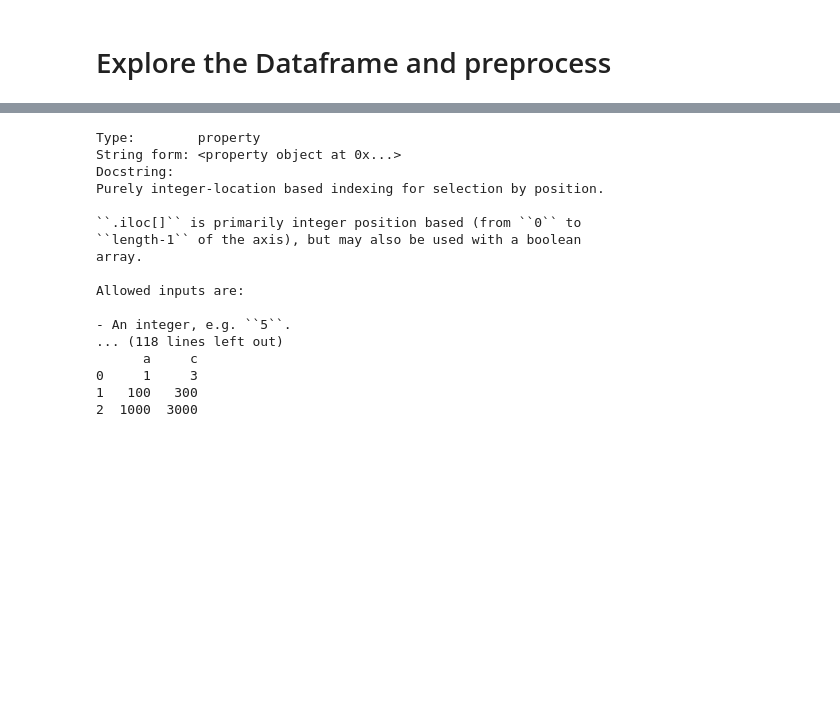
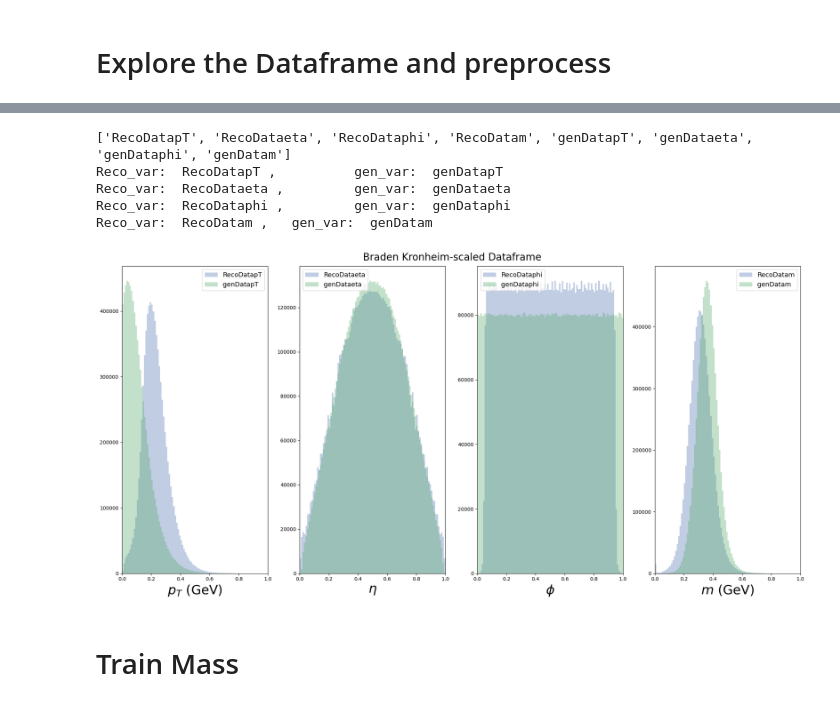
Before and after one commit to AliAlkadhim/torchQN, a Jupyter notebook: Braden_Scaling_TrainEval_Mass.ipynb, the cells around one changed output, grey strips where cells are left out. Cells and saved outputs as stored; diff of their text form; code cells hidden in the pictures; blank space fills up the shorter version.

Commit message:
braden scaling

```diff
--- a/Braden_Scaling_TrainEval_Mass.ipynb
+++ b/Braden_Scaling_TrainEval_Mass.ipynb
@@ -189,14 +238,42 @@ Reco_var RecoDatam gen_var genDatam
+# %%
+def standarize_IQN(values):
+    expected_min, expected_max = values.min(), values.max()
+    scale_factor = expected_max - expected_min
+    offset = expected_min
+    standarized_values = (values - offset)/scale_factor
+    return standarized_values
 # %%
 def scale_df(df, title, save=False):
     #scale
-    df = df[all_variable_cols]
+    SUBSAMPLE=int(1e4)
+    df = df[all_cols]#[:SUBSAMPLE]
     # print(df.head())
     scaled_df = pd.DataFrame()
-    #select the columns: 0:genDatapT, 1:genDataeta, 2:genDataphi, 3:genDatam, 4:RecoDatapT, 5:RecoDataeta, 6:RecoDataphi, 7: Recodatam
-    scaled_df['genDatapT'] = df.iloc[:,0]* 4
-    print(scaled_df.head())
-    #save scaled
-    # scale_df.to_csv(os.path.join(DATA_DIR, title+'.csv') )
+    #select the columns by index:
+    # 0:genDatapT, 1:genDataeta, 2:genDataphi, 3:genDatam,
+    # 4:RecoDatapT, 5:RecoDataeta, 6:RecoDataphi, 7: Recodatam
+    scaled_df['genDatapT'] = standarize_IQN(np.log(df.iloc[:,0]) )
+    scaled_df['RecoDatapT'] = standarize_IQN(np.log(df.iloc[:,4]) )
+
+    scaled_df['genDataeta'] = standarize_IQN(df.iloc[:,1])
+    scaled_df['RecoDataeta'] = standarize_IQN(df.iloc[:,5])
+
+
+    scaled_df['genDataphi'] = standarize_IQN(df.iloc[:,2])
+    scaled_df['RecoDataphi'] = standarize_IQN(df.iloc[:,6])
+
+    scaled_df['genDatam'] = standarize_IQN(np.log(df.iloc[:,3] + 2) )
+    scaled_df['RecoDatam'] = standarize_IQN(np.log(df.iloc[:,7] + 2) )
+
+    scaled_df['tau'] = df.iloc[:,8]
+
+    print(scaled_df.describe())
+
+    if save:
+        scaled_df.to_csv(os.path.join(DATA_DIR, title) )
+    return scaled_df
 # %%
-scale_df(train_data, 'l')
+scaled_train_data = scale_df(train_data, title='scaled_train_data_10M_2.csv',save=True)
+print('\n\n')
+scaled_test_data = scale_df(test_data,  title='scaled_test_data_10M_2.csv',save=True)
 # %% [output]
@@ -209,20 +297,11 @@ scale_df(train_data, 'l')
-# %%
-pd.DataFrame.iloc?
-# %% [output]
-Type:        property
-String form: <property object at 0x...>
-Docstring:
-Purely integer-location based indexing for selection by position.
-
-``.iloc[]`` is primarily integer position based (from ``0`` to
-``length-1`` of the axis), but may also be used with a boolean
-array.
-
-Allowed inputs are:
-
-- An integer, e.g. ``5``.
-... (118 lines left out)
-      a     c
-0     1     3
-1   100   300
-2  1000  3000
+# %%
+explore_data(scaled_train_data, title='Braden Kronheim-scaled Dataframe', scaled=True)
+# %% [output]
+['RecoDatapT', 'RecoDataeta', 'RecoDataphi', 'RecoDatam', 'genDatapT', 'genDataeta', 'genDataphi', 'genDatam']
+Reco_var:  RecoDatapT ,          gen_var:  genDatapT
+Reco_var:  RecoDataeta ,         gen_var:  genDataeta
+Reco_var:  RecoDataphi ,         gen_var:  genDataphi
+Reco_var:  RecoDatam ,   gen_var:  genDatam
+[figure, added]
+# %% [markdown]
+# Train Mass
```
Also changed, not shown: parts of 29 cells of this notebook, 1 other file.
